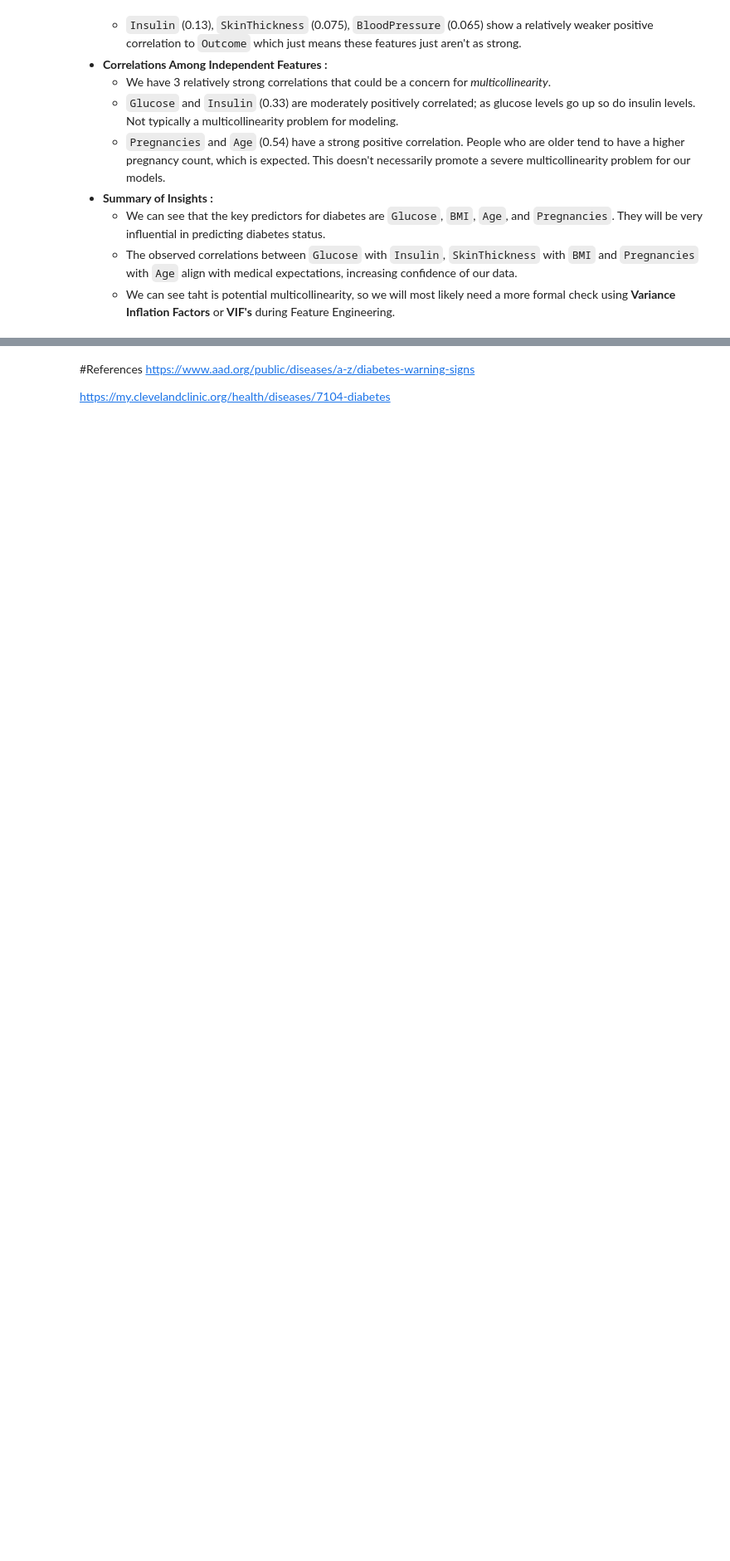
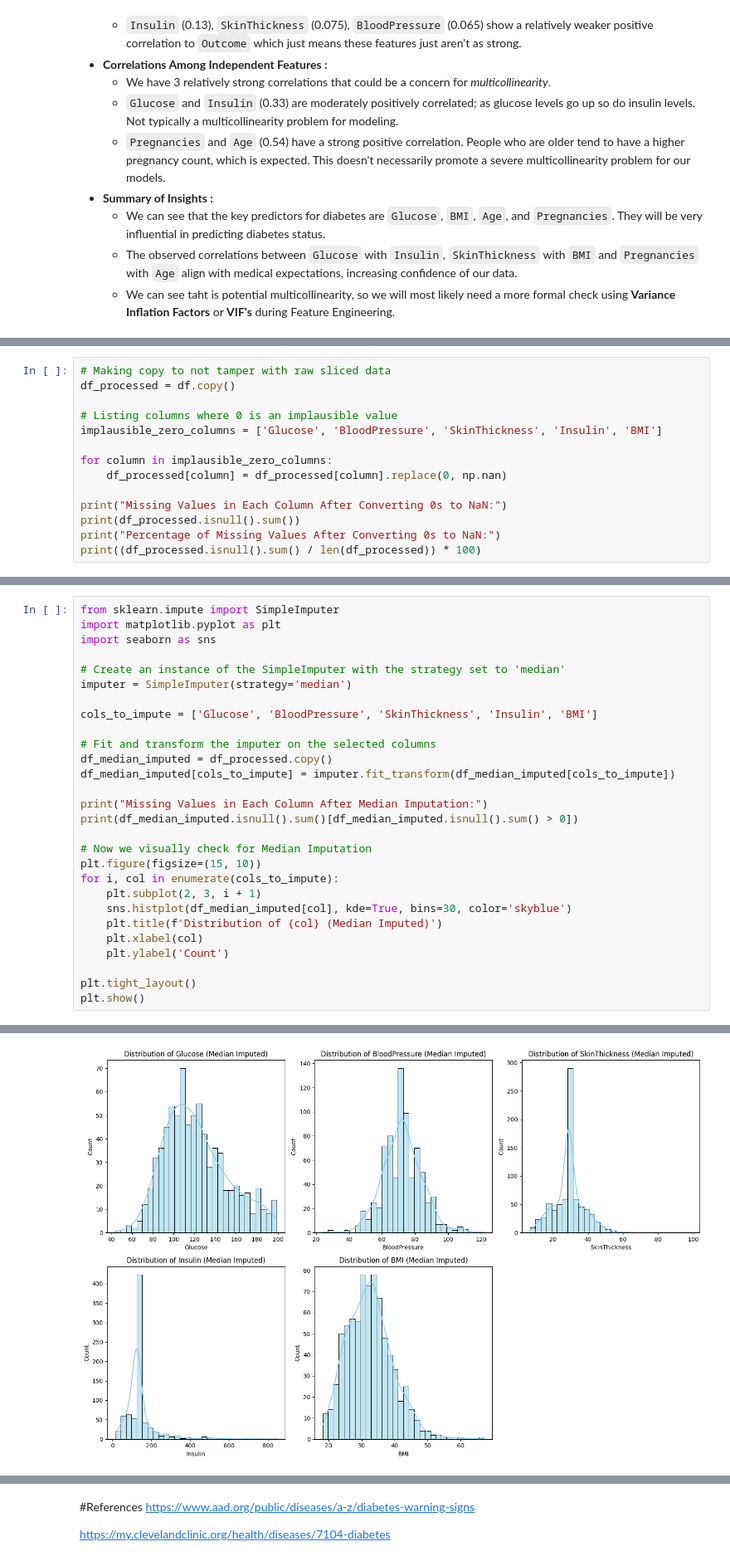
Before and after one commit to bryan3342/Data-Science-CSCI-381, a Jupyter notebook: Diabetes_Prediction_Model_Data_Science.ipynb, the cells around one changed output, grey strips where cells are left out. Shown at 83% size. Saved outputs shown, nothing was run; the diff lists cells and outputs as text; blank space fills up the shorter version.

Commit message:
Conducted Feature Engineering and Imputation on Data, tested and trained data.

```diff
--- a/Diabetes_Prediction_Model_Data_Science.ipynb
+++ b/Diabetes_Prediction_Model_Data_Science.ipynb
@@ -227,0 +237,14 @@ We represent the analysis using a **Correlation Heatmap** that tells us the *str
+# %%
+# Making copy to not tamper with raw sliced data
+df_processed = df.copy()
+
+# Listing columns where 0 is an implausible value
+implausible_zero_columns = ['Glucose', 'BloodPressure', 'SkinThickness', 'Insulin', 'BMI']
+
+for column in implausible_zero_columns:
+    df_processed[column] = df_processed[column].replace(0, np.nan)
+
+print("Missing Values in Each Column After Converting 0s to NaN:")
+print(df_processed.isnull().sum())
+print("Percentage of Missing Values After Converting 0s to NaN:")
+print((df_processed.isnull().sum() / len(df_processed)) * 100)
@@ -227,0 +275,29 @@ We represent the analysis using a **Correlation Heatmap** that tells us the *str
+# %%
+from sklearn.impute import SimpleImputer
+import matplotlib.pyplot as plt
+import seaborn as sns
+
+# Create an instance of the SimpleImputer with the strategy set to 'median'
+imputer = SimpleImputer(strategy='median')
+
+cols_to_impute = ['Glucose', 'BloodPressure', 'SkinThickness', 'Insulin', 'BMI']
+
+# Fit and transform the imputer on the selected columns
+df_median_imputed = df_processed.copy()
+df_median_imputed[cols_to_impute] = imputer.fit_transform(df_median_imputed[cols_to_impute])
+
+print("Missing Values in Each Column After Median Imputation:")
+print(df_median_imputed.isnull().sum()[df_median_imputed.isnull().sum() > 0])
+
+# Now we visually check for Median Imputation
+plt.figure(figsize=(15, 10))
+for i, col in enumerate(cols_to_impute):
+    plt.subplot(2, 3, i + 1)
+    sns.histplot(df_median_imputed[col], kde=True, bins=30, color='skyblue')
+    plt.title(f'Distribution of {col} (Median Imputed)')
+    plt.xlabel(col)
+    plt.ylabel('Count')
+
+plt.tight_layout()
+plt.show()
+# %% [output]
@@ -227,0 +306 @@ We represent the analysis using a **Correlation Heatmap** that tells us the *str
+[figure, added]
```
Also changed, not shown: parts of 15 cells of this notebook.
